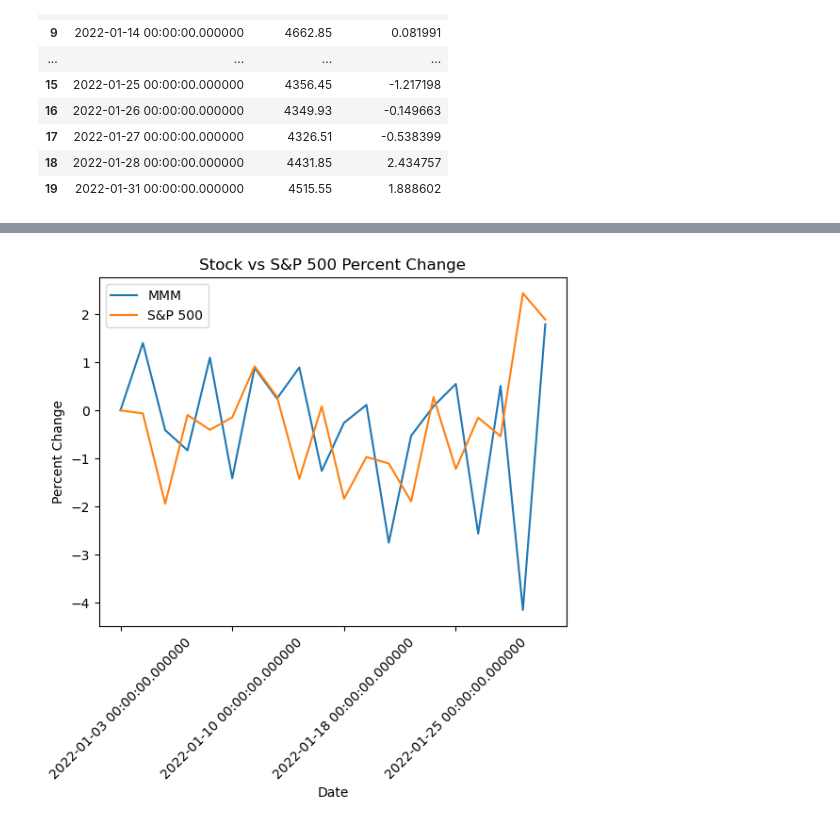
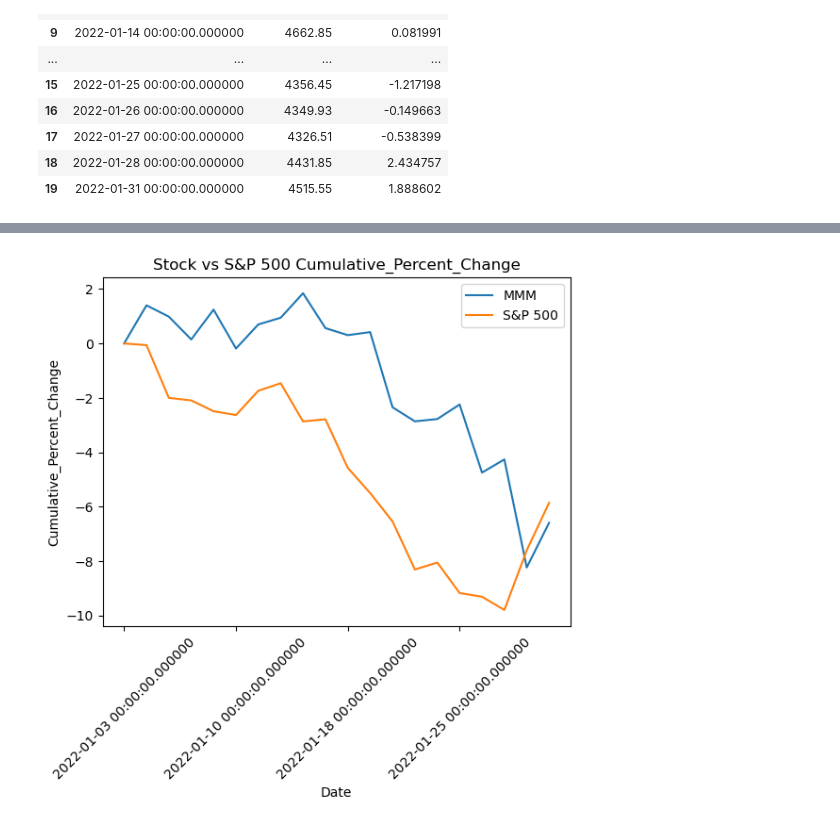
Before and after one commit to pku118/Project-3, a Jupyter notebook: Project_3.ipynb, the cells around one changed output, grey strips where cells are left out. Saved outputs shown, nothing was run; the diff lists cells and outputs as text; code cells hidden in the pictures.

```diff
--- a/Project_3.ipynb
+++ b/Project_3.ipynb
@@ -80,3 +83,7 @@ df_stockdata
 | 17 | 2022-01-27 00:00:00.000000 | MMM | 168.530899 | 170.160004 | 172.119995 | 168.440002 | 169.100006 | 2782800.0 | 3M Company | 0.507980 |
 | 18 | 2022-01-28 00:00:00.000000 | MMM | 161.538483 | 163.100006 | 168.750000 | 160.539993 | 168.389999 | 6221600.0 | 3M Company | -4.149041 |
 | 19 | 2022-01-31 00:00:00.000000 | MMM | 164.430527 | 166.020004 | 166.289993 | 161.589996 | 162.699997 | 5090400.0 | 3M Company | 1.790313 |
+# %%
+# Calculate the cumulative percent change for the stock symbol
+df_stockdata['Cumulative_Percent_Change'] = ((1 + df_stockdata['Adj Close'].pct_change().fillna(0)).cumprod() * 100)-100
+df_stockdata
@@ -118,3 +143,6 @@ df_sp500
 # %%
 # Replace all NaN values in the Percent_Change column with 0 for the sp500 table
 df_sp500['Percent_Change'].fillna(0, inplace=True)
+# %%
+df_sp500['Cumulative_Percent_Change'] = ((1 + df_sp500['SP500_Price'].pct_change().fillna(0)).cumprod() * 100)-100
+df_sp500
@@ -123,36 +169,36 @@ conn.close()
 # %%
 # Create a figure and axis
 fig, ax = plt.subplots()
 
 # Plot the percent change data for the input symbol
-ax.plot(df_stockdata['Date'], df_stockdata['Percent_Change'], label=symbol)
+ax.plot(df_stockdata['Date'], df_stockdata['Cumulative_Percent_Change'], label=symbol)
 
 # Plot the percent change data for the S&P 500
-ax.plot(df_sp500['Date'], df_sp500['Percent_Change'], label='S&P 500')
+ax.plot(df_sp500['Date'], df_sp500['Cumulative_Percent_Change'], label='S&P 500')
 
 # # Set the x-axis labels to be in the format of "Month Year"
 # ax.xaxis.set_major_locator(YearLocator())
 # ax.xaxis.set_minor_locator(MonthLocator())
 # ax.xaxis.set_major_formatter(DateFormatter('%b %Y'))
 
 # Set the axis labels and title
 ax.set_xlabel('Date')
-ax.set_ylabel('Percent Change')
-ax.set_title('Stock vs S&P 500 Percent Change')
+ax.set_ylabel('Cumulative_Percent_Change')
+ax.set_title('Stock vs S&P 500 Cumulative_Percent_Change')
 
 # Rotate the x-axis labels for better visibility
 plt.xticks(rotation=45)
 
 # Set the x-axis major locator to show every 5 days
 ax.xaxis.set_major_locator(MultipleLocator(5))
 
 # Display the legend
 ax.legend()
 
 # Show the plot
 plt.show()
 # %% [output]
-[figure, old version]
+[figure, new version]
 # %%
 # Create a figure and axis
 fig, ax = plt.subplots()
```
Also changed, not shown: parts of 5 cells of this notebook.
